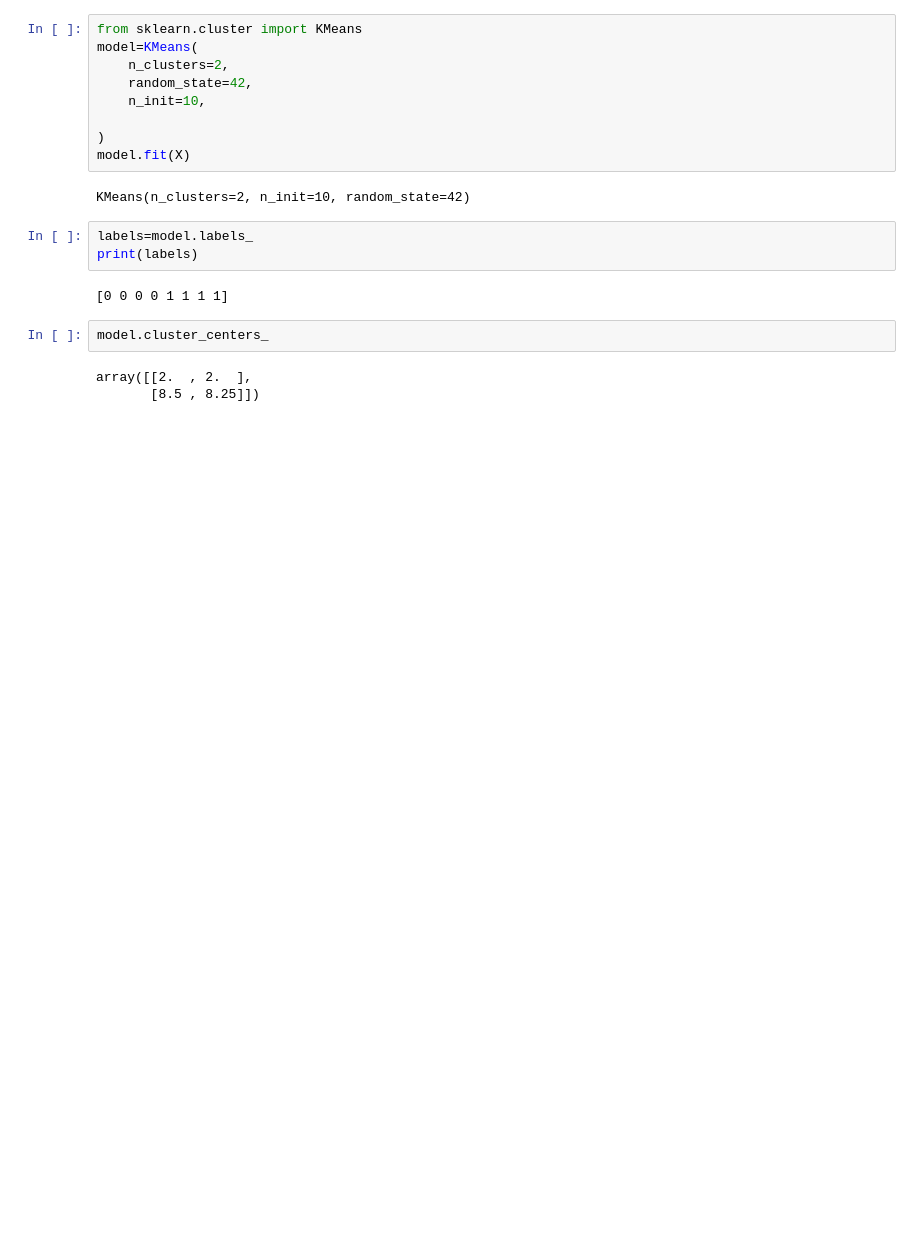
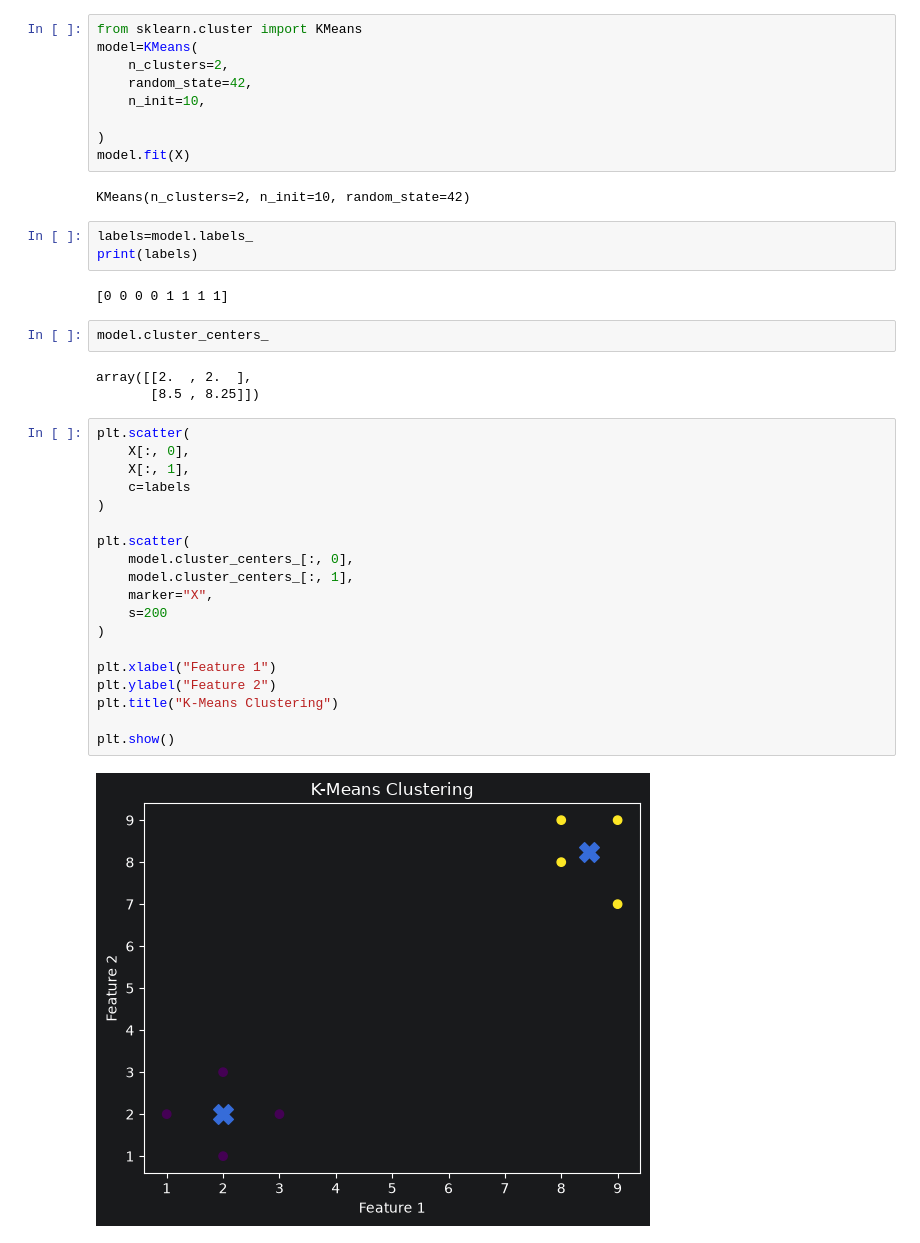
Before and after one commit to MUHAMMADZARYABKHAN-21/new.py, a Jupyter notebook: SCIKIT/Lesson25K_means_clustering.ipynb, the cells around one changed output. Cells and saved outputs as stored; diff of their text form; blank space fills up the shorter version.

Commit message:
K MEANS CLUSTERING

```diff
--- a/SCIKIT/Lesson25K_means_clustering.ipynb
+++ b/SCIKIT/Lesson25K_means_clustering.ipynb
@@ -43,3 +43,24 @@ model.cluster_centers_
 # %% [output]
 array([[2.  , 2.  ],
        [8.5 , 8.25]])
+# %%
+plt.scatter(
+    X[:, 0],
+    X[:, 1],
+    c=labels
+)
+
+plt.scatter(
+    model.cluster_centers_[:, 0],
+    model.cluster_centers_[:, 1],
+    marker="X",
+    s=200
+)
+
+plt.xlabel("Feature 1")
+plt.ylabel("Feature 2")
+plt.title("K-Means Clustering")
+
+plt.show()
+# %% [output]
+[figure, added]
```
Also changed, not shown: parts of 2 cells of this notebook.
